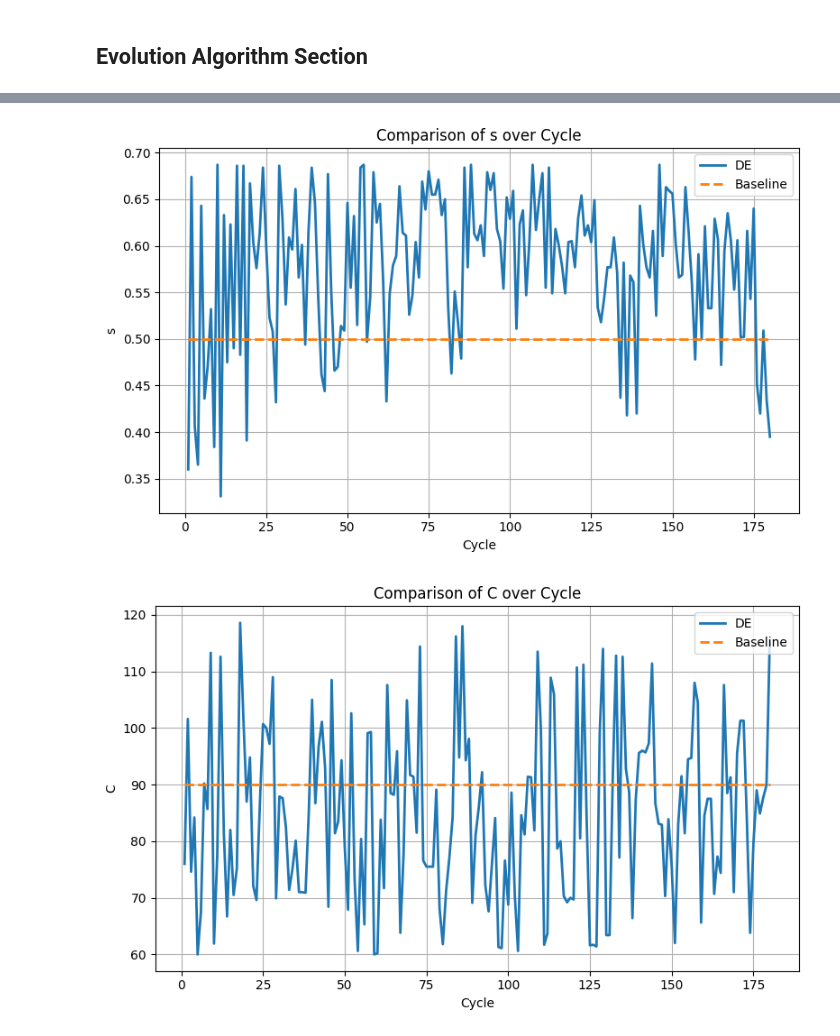
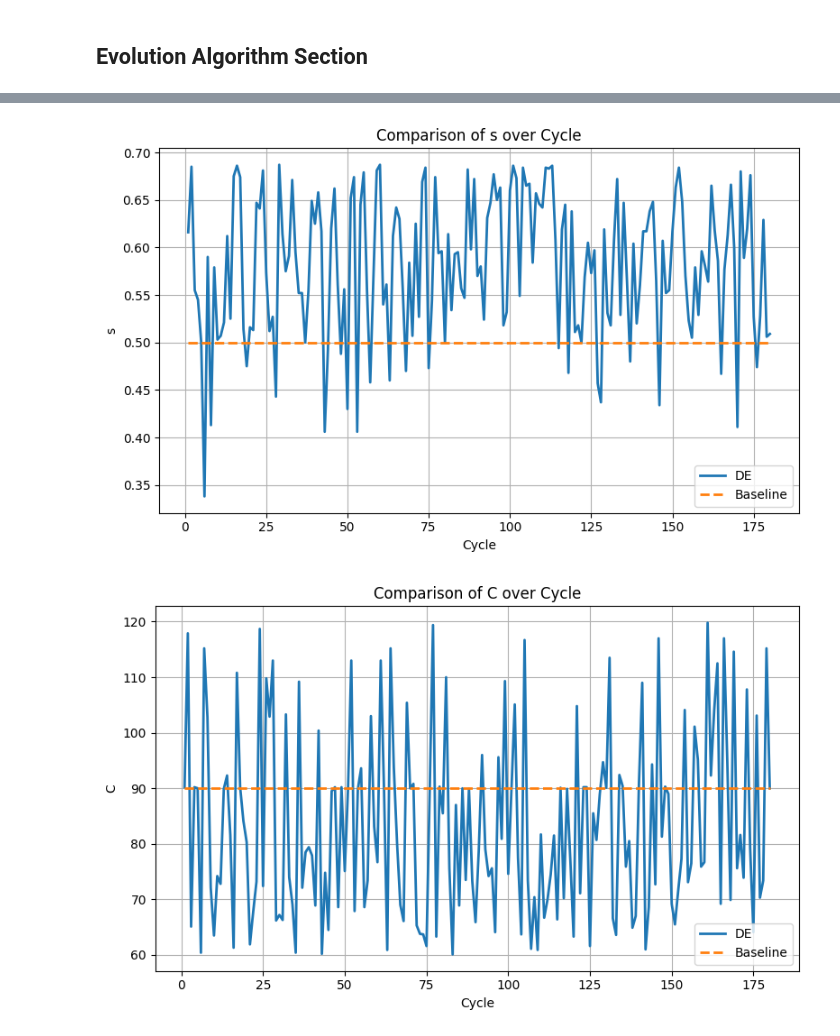
Before and after one commit to Kaos1105/EA_traffic_control, a Jupyter notebook: controller.ipynb, the cells around one changed output, grey strips where cells are left out. Cells and saved outputs as stored; diff of their text form; code cells hidden in the pictures.

```diff
--- a/controller.ipynb
+++ b/controller.ipynb
@@ -774,33 +804,33 @@ def compare_logs_by_time(log_dir=LOG_DIR, baseline_prefix='traffic_baseline', de
         return
     if not os.path.exists(baseline_path):
         print(f"❌ Summary file not found: {baseline_path}")
         return
     # Load CSVs
     de = pd.read_csv(de_path)
     baseline = pd.read_csv(baseline_path)
 
      # Ensure same length / alignment
     min_len = min(len(de), len(baseline))
     de = de.head(min_len)
     baseline = baseline.head(min_len)
 
      # Variables to compare
     vars_to_plot = ["s", "C", "O1", "O2", "score_best"]
 
     # Plot each variable
     for v in vars_to_plot:
         plt.figure(figsize=(8, 5))
         plt.plot(de["cycle"], de[v], label="DE", linewidth=2)
         plt.plot(baseline["cycle"], baseline[v], label="Baseline", linestyle="--", linewidth=2)
         plt.xlabel("Cycle")
         plt.ylabel(v)
         plt.title(f"Comparison of {v} over Cycle")
         plt.legend()
         plt.grid(True)
         plt.tight_layout()
         plt.show()
 
-compare_logs_by_time(de_suffix='20251107_221148', baseline_suffix='20251107_231803')
+compare_logs_by_time(de_suffix='20251107_235939', baseline_suffix='20251107_231803')
 # %% [output]
-[figure, old version]
+[figure, new version]
-[figure, old version]
+[figure, new version]
```
Also changed, not shown: parts of 6 cells of this notebook, 2 other files.
